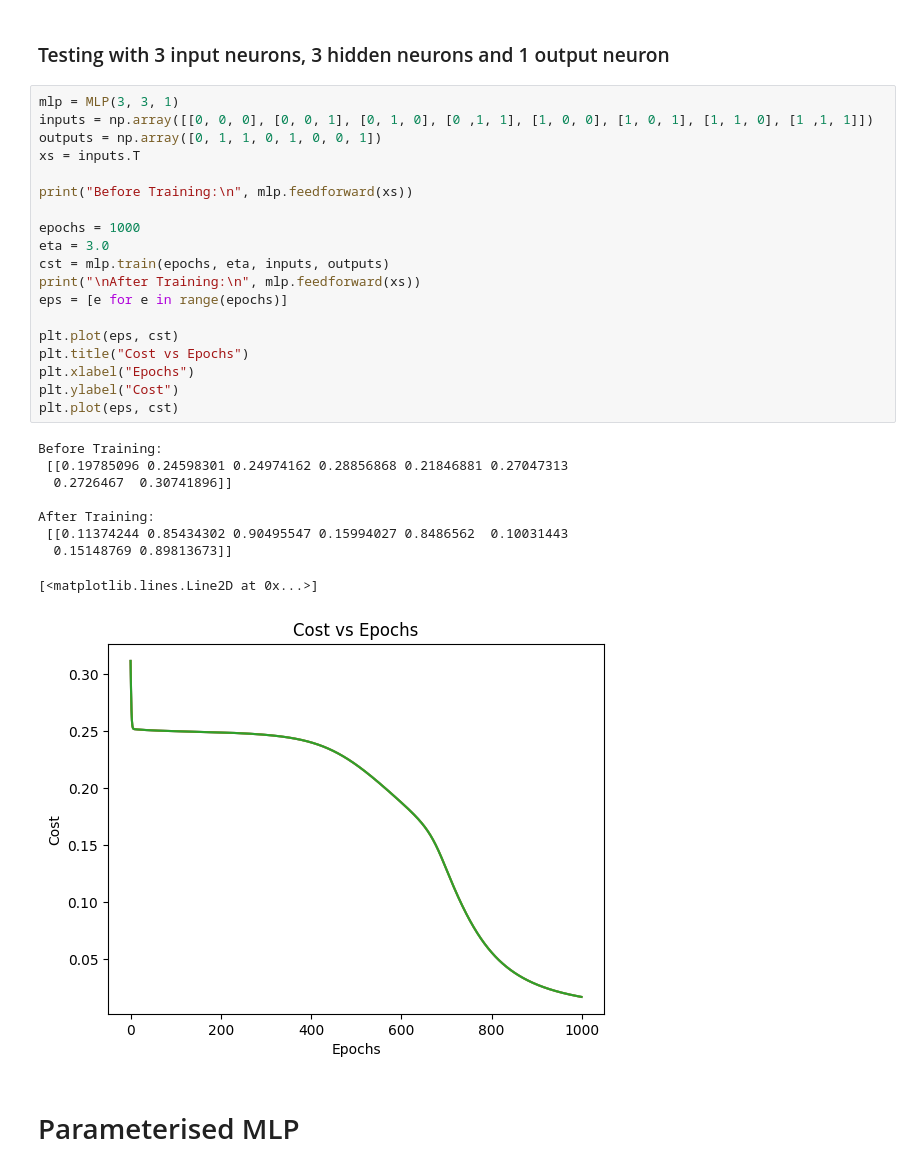
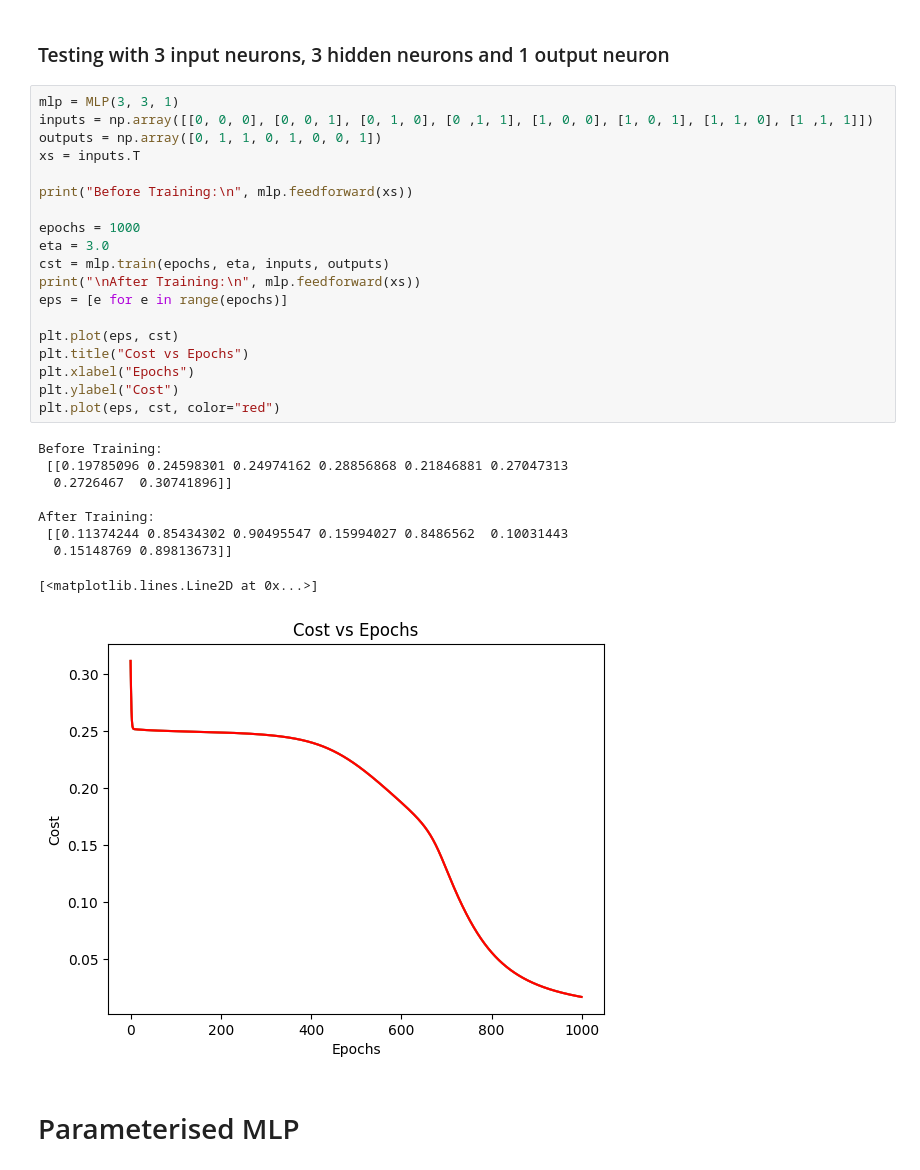
Before and after one commit to CallumOB/intro-to-ai, a Jupyter notebook: mlp/C21306503_assignment.ipynb, the cells around one changed output. Saved outputs shown, nothing was run; the diff lists cells and outputs as text.

```diff
--- a/mlp/C21306503_assignment.ipynb
+++ b/mlp/C21306503_assignment.ipynb
@@ -265,32 +261,32 @@ plt.plot(x_axis[900:], c[900:])
 # %%
 mlp = MLP(3, 3, 1)
 inputs = np.array([[0, 0, 0], [0, 0, 1], [0, 1, 0], [0 ,1, 1], [1, 0, 0], [1, 0, 1], [1, 1, 0], [1 ,1, 1]])
 outputs = np.array([0, 1, 1, 0, 1, 0, 0, 1])
 xs = inputs.T
 
 print("Before Training:\n", mlp.feedforward(xs))
 
 epochs = 1000
 eta = 3.0
 cst = mlp.train(epochs, eta, inputs, outputs)
 print("\nAfter Training:\n", mlp.feedforward(xs))
 eps = [e for e in range(epochs)]
 
 plt.plot(eps, cst)
 plt.title("Cost vs Epochs")
 plt.xlabel("Epochs")
 plt.ylabel("Cost")
-plt.plot(eps, cst)
+plt.plot(eps, cst, color="red")
 # %% [output]
 Before Training:
  [[0.19785096 0.24598301 0.24974162 0.28856868 0.21846881 0.27047313
   0.2726467  0.30741896]]
 
 After Training:
  [[0.11374244 0.85434302 0.90495547 0.15994027 0.8486562  0.10031443
   0.15148769 0.89813673]]
 [<matplotlib.lines.Line2D at 0x...>]
-[figure, old version]
+[figure, new version]
 # %% [markdown]
 # Parameterised MLP
 # %% [markdown]
```
Also changed, not shown: parts of 17 cells of this notebook.
